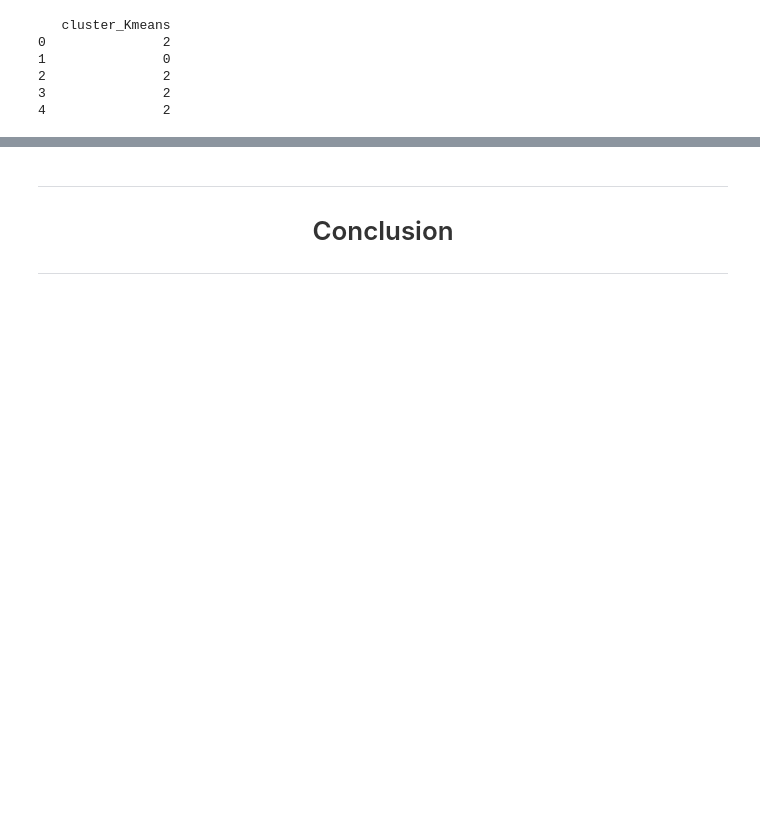
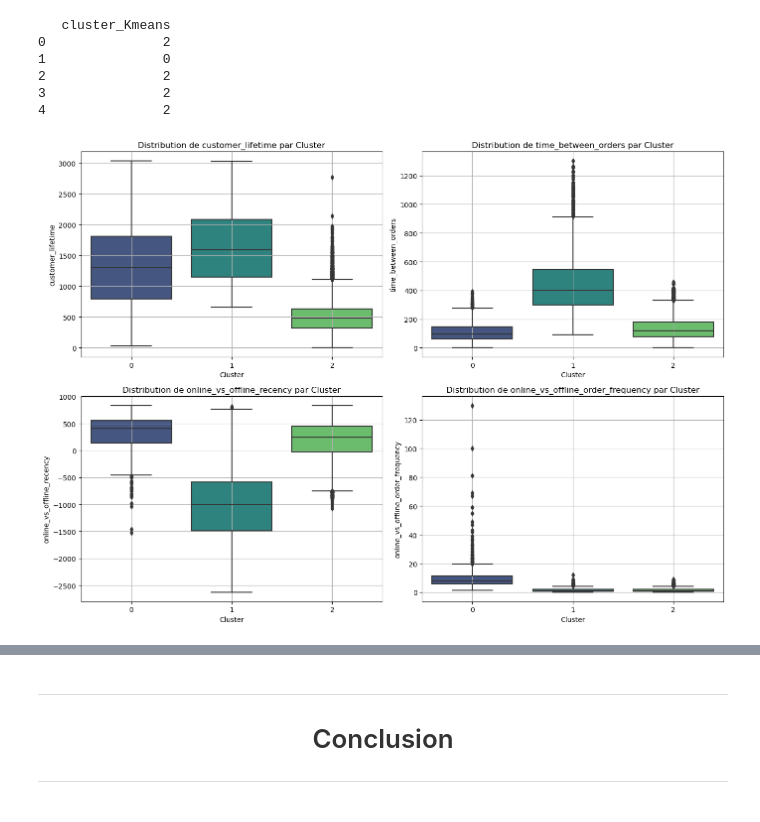
Before and after one commit to aduayom/Clustering-model, a Jupyter notebook: clustering_project.ipynb, the cells around one changed output, grey strips where cells are left out. Cells and saved outputs as stored; diff of their text form; code cells hidden in the pictures; blank space fills up the shorter version.

```diff
--- a/clustering_project.ipynb
+++ b/clustering_project.ipynb
@@ -826,3 +826,25 @@ print(Data_CRM[['cluster_Kmeans']].head())
 2               2
 3               2
 4               2
+# %%
+
+# Liste des variables continues que l'on souhaite visualiser
+variables_continues = ['customer_lifetime', 'time_between_orders',
+                       'online_vs_offline_recency', 'online_vs_offline_order_frequency']
+
+# Créer des box plots pour chaque variable continue, groupée par les clusters
+plt.figure(figsize=(14, 10))
+
+for i, var in enumerate(variables_continues, 1):
+    plt.subplot(2, 2, i)  # Organiser les plots sur une grille 2x2
+    sns.boxplot(x='cluster_Kmeans', y=var, data=Data_CRM, palette='viridis')
+    plt.title(f'Distribution de {var} par Cluster')
+    plt.xlabel('Cluster')
+    plt.ylabel(var)
+    plt.grid(True)
+
+# Ajuster l'espacement entre les graphiques pour éviter le chevauchement
+plt.tight_layout()
+plt.show()
+# %% [output]
+[figure, added]
```
Also changed, not shown: parts of 1 cell of this notebook.
